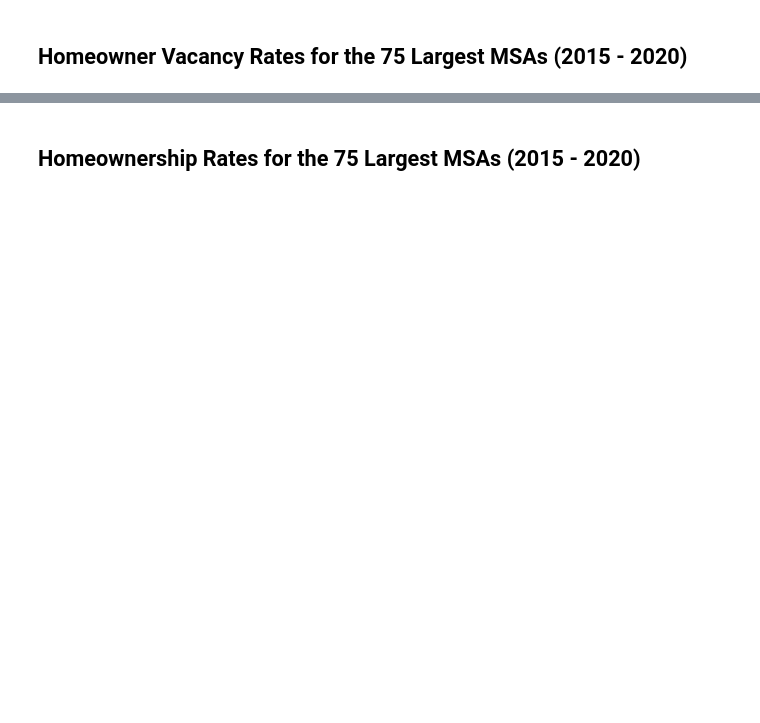
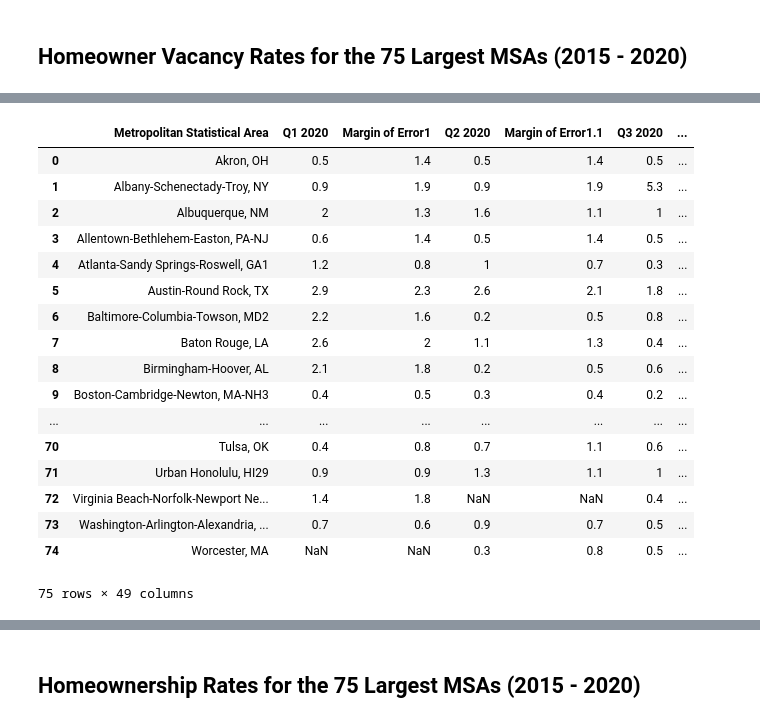
Before and after one commit to jamilao/housing-and-covid19, a Jupyter notebook: notebooks/census-and-covid.ipynb, the cells around one changed output, grey strips where cells are left out. Saved outputs shown, nothing was run; the diff lists cells and outputs as text; code cells hidden in the pictures; blank space fills up the shorter version.

```diff
--- a/notebooks/census-and-covid.ipynb
+++ b/notebooks/census-and-covid.ipynb
@@ -52,0 +83,33 @@ homeowner_vacancy_df.head()
+# %%
+# import and clean dataset
+homeowner_vacancy_df = pd.read_csv(interim_homeowner_vacancy_file)
+homeowner_vacancy_df["Metropolitan Statistical Area"] = homeowner_vacancy_df["Metropolitan Statistical Area"
+                                                                      ].str.replace('[\.]+','')
+homeowner_vacancy_df["Metropolitan Statistical Area"] = homeowner_vacancy_df["Metropolitan Statistical Area"
+                                                                      ].str.replace('[\…]+','')
+homeowner_vacancy_df = homeowner_vacancy_df.replace('(z)', np.NaN, regex=False)
+homeowner_vacancy_df = homeowner_vacancy_df.rename(columns=lambda x: re.sub('First[\s]*Quarter','Q1',x))
+homeowner_vacancy_df = homeowner_vacancy_df.rename(columns=lambda x: re.sub('Second[\s]*Quarter','Q2',x))
+homeowner_vacancy_df = homeowner_vacancy_df.rename(columns=lambda x: re.sub('Third[\s]*Quarter','Q3',x))
+homeowner_vacancy_df = homeowner_vacancy_df.rename(columns=lambda x: re.sub('Fourth[\s]*Quarter','Q4',x))
+homeowner_vacancy_df = homeowner_vacancy_df.rename(columns=lambda x: re.sub('[\s]+',' ',x))
+homeowner_vacancy_df
+# %% [output]
+|  | Metropolitan Statistical Area | Q1 2020 | Margin of Error1 | Q2 2020 | Margin of Error1.1 | Q3 2020 | ... |
+| 0 | Akron, OH | 0.5 | 1.4 | 0.5 | 1.4 | 0.5 | ... |
+| 1 | Albany-Schenectady-Troy, NY | 0.9 | 1.9 | 0.9 | 1.9 | 5.3 | ... |
+| 2 | Albuquerque, NM | 2 | 1.3 | 1.6 | 1.1 | 1 | ... |
+| 3 | Allentown-Bethlehem-Easton, PA-NJ | 0.6 | 1.4 | 0.5 | 1.4 | 0.5 | ... |
+| 4 | Atlanta-Sandy Springs-Roswell, GA1 | 1.2 | 0.8 | 1 | 0.7 | 0.3 | ... |
+| 5 | Austin-Round Rock, TX | 2.9 | 2.3 | 2.6 | 2.1 | 1.8 | ... |
+| 6 | Baltimore-Columbia-Towson, MD2 | 2.2 | 1.6 | 0.2 | 0.5 | 0.8 | ... |
+| 7 | Baton Rouge, LA | 2.6 | 2 | 1.1 | 1.3 | 0.4 | ... |
+| 8 | Birmingham-Hoover, AL | 2.1 | 1.8 | 0.2 | 0.5 | 0.6 | ... |
+| 9 | Boston-Cambridge-Newton, MA-NH3 | 0.4 | 0.5 | 0.3 | 0.4 | 0.2 | ... |
+| ... | ... | ... | ... | ... | ... | ... | ... |
+| 70 | Tulsa, OK | 0.4 | 0.8 | 0.7 | 1.1 | 0.6 | ... |
+| 71 | Urban Honolulu, HI29 | 0.9 | 0.9 | 1.3 | 1.1 | 1 | ... |
+| 72 | Virginia Beach-Norfolk-Newport Ne... | 1.4 | 1.8 | NaN | NaN | 0.4 | ... |
+| 73 | Washington-Arlington-Alexandria, ... | 0.7 | 0.6 | 0.9 | 0.7 | 0.5 | ... |
+| 74 | Worcester, MA | NaN | NaN | 0.3 | 0.8 | 0.5 | ... |
+75 rows × 49 columns
```
Also changed, not shown: parts of 9 cells of this notebook.
